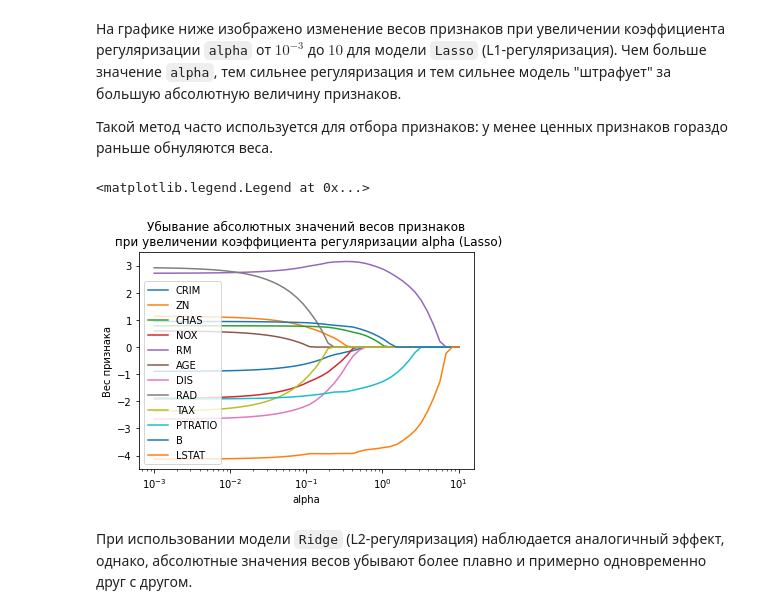
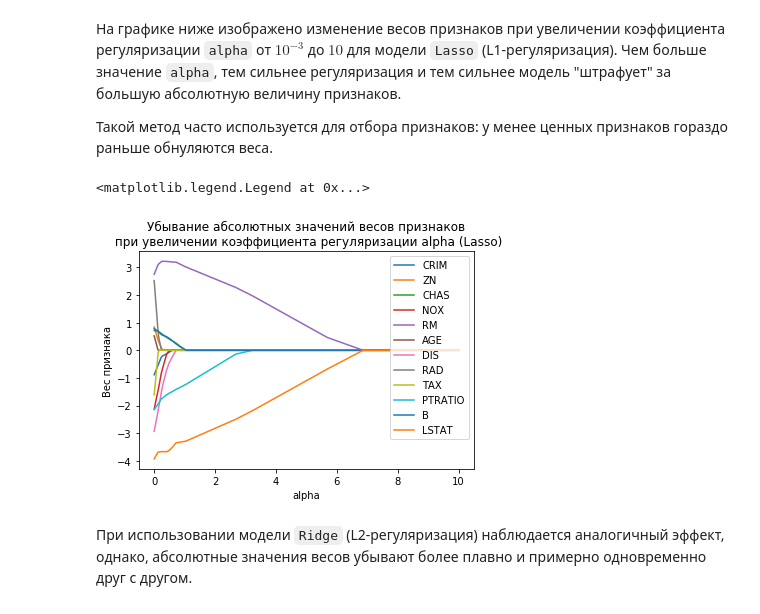
Before and after one commit to Anbionchik/Git_brain_lessons, a Jupyter notebook: Python_libs/Theory/4_Обучение_с_учителем_в_Scikit_learn.ipynb, the cells around one changed output. Drawn from its saved outputs; the diff is of its cells as text; code cells hidden in the pictures.

```diff
--- a/Python_libs/Theory/4_Обучение_с_учителем_в_Scikit_learn.ipynb
+++ b/Python_libs/Theory/4_Обучение_с_учителем_в_Scikit_learn.ipynb
@@ -391,27 +388,27 @@ mean_squared_error(y_test, y_pred)
 # %%
 n = 50
 
 coeffs = np.zeros((n, len(important_features)))
 alpha_list = np.logspace(-3, 1, n)
 
 for i, val in enumerate(alpha_list):
     lasso = Lasso(alpha=val)
     lasso.fit(X_train_scaled.loc[:, important_features], y_train)
 
     coeffs[i, :] = lasso.coef_.flatten()
 
 for i in range(len(important_features)):
     plt.plot(alpha_list, coeffs[:, i])
 
 plt.title('Убывание абсолютных значений весов признаков\n при увеличении коэффициента регуляризации alpha (Lasso)')
-plt.xscale('log')
+
 plt.xlabel('alpha')
 plt.ylabel('Вес признака')
 
 plt.legend(important_features)
 # %% [output]
 <matplotlib.legend.Legend at 0x...>
-[figure, old version]
+[figure, new version]
 # %% [markdown]
 При использовании модели `Ridge` (L2-регуляризация) наблюдается аналогичный эффект, однако, абсолютные значения весов убывают более плавно и примерно одновременно друг с другом.
 # %%
```
Also changed, not shown: parts of 55 cells of this notebook, 1 other file.
